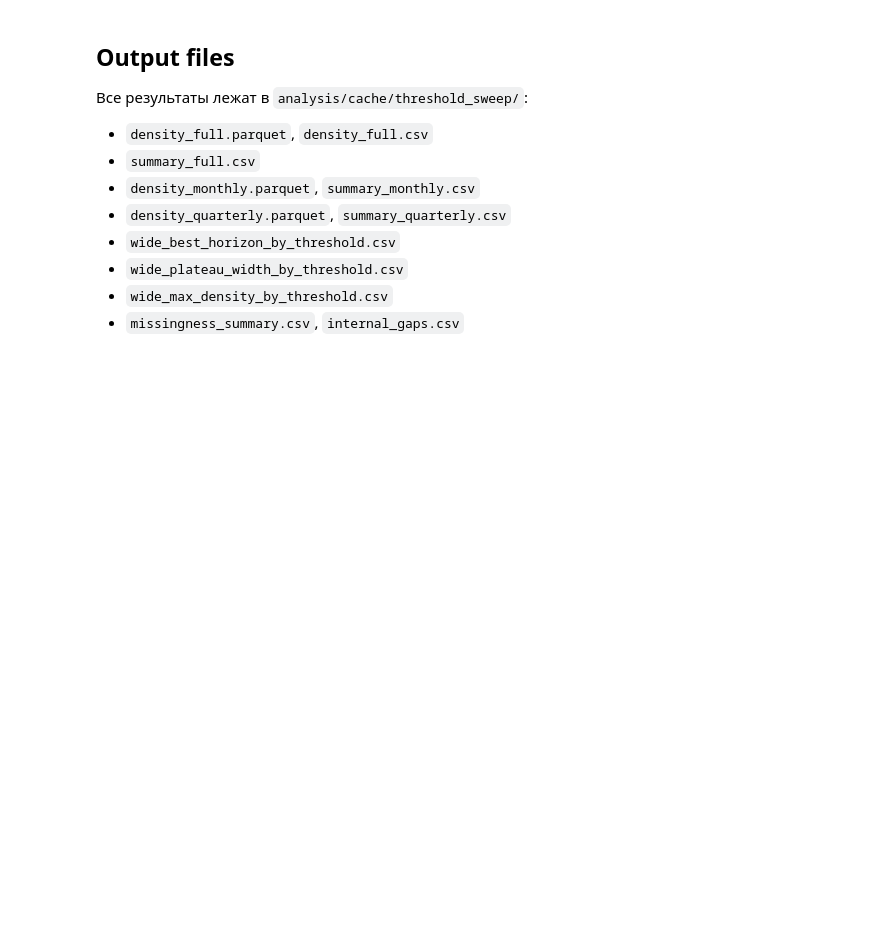
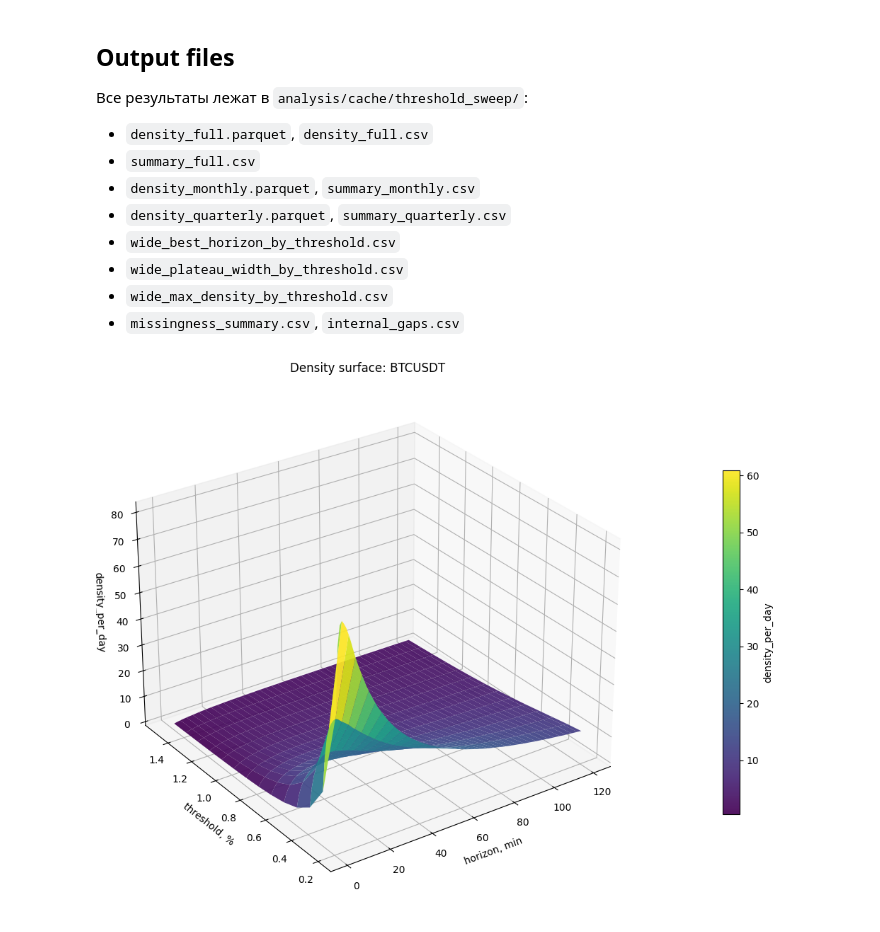
Before and after one commit to username-b/binance-dowloader-3.0, a Jupyter notebook: analysis/movement_density_threshold_sweep.ipynb, the cells around one changed output. Cells and saved outputs as stored; diff of their text form; code cells hidden in the pictures; blank space fills up the shorter version.

```diff
--- a/analysis/movement_density_threshold_sweep.ipynb
+++ b/analysis/movement_density_threshold_sweep.ipynb
@@ -448,3 +614,62 @@ display(max_density_by_threshold)
 - `wide_plateau_width_by_threshold.csv`
 - `wide_max_density_by_threshold.csv`
 - `missingness_summary.csv`, `internal_gaps.csv`
+# %%
+import matplotlib.pyplot as plt
+from mpl_toolkits.mplot3d import Axes3D  # noqa: F401
+
+def plot_density_surface_3d(
+    density_data: pd.DataFrame,
+    symbol: str,
+    value_col: str = "density_per_day",
+    cmap: str = "viridis",
+) -> None:
+    part = density_data[density_data["symbol"] == symbol].copy()
+
+    if part.empty:
+        raise ValueError(f"No rows for symbol={symbol}")
+
+    grid = (
+        part.pivot_table(
+            index="threshold_pct",
+            columns="horizon",
+            values=value_col,
+            aggfunc="mean",
+        )
+        .sort_index()
+        .sort_index(axis=1)
+    )
+
+    X, Y = np.meshgrid(
+        grid.columns.to_numpy(dtype=float),  # horizon
+        grid.index.to_numpy(dtype=float),    # threshold_pct
+    )
+    Z = grid.to_numpy(dtype=float)
+
+    fig = plt.figure(figsize=(13, 8))
+    ax = fig.add_subplot(111, projection="3d")
+
+    surface = ax.plot_surface(
+        X,
+        Y,
+        Z,
+        cmap=cmap,
+        linewidth=0,
+        antialiased=True,
+        alpha=0.92,
+    )
+
+    ax.set_title(f"Density surface: {symbol}")
+    ax.set_xlabel("horizon, min")
+    ax.set_ylabel("threshold, %")
+    ax.set_zlabel(value_col)
+
+    fig.colorbar(surface, ax=ax, shrink=0.65, pad=0.1, label=value_col)
+
+    ax.view_init(elev=28, azim=235)
+    plt.tight_layout()
+
+
+plot_density_surface_3d(density_full, "BTCUSDT")
+# %% [output]
+[figure, added]
```
Also changed, not shown: parts of 44 cells of this notebook, 10 other files.
